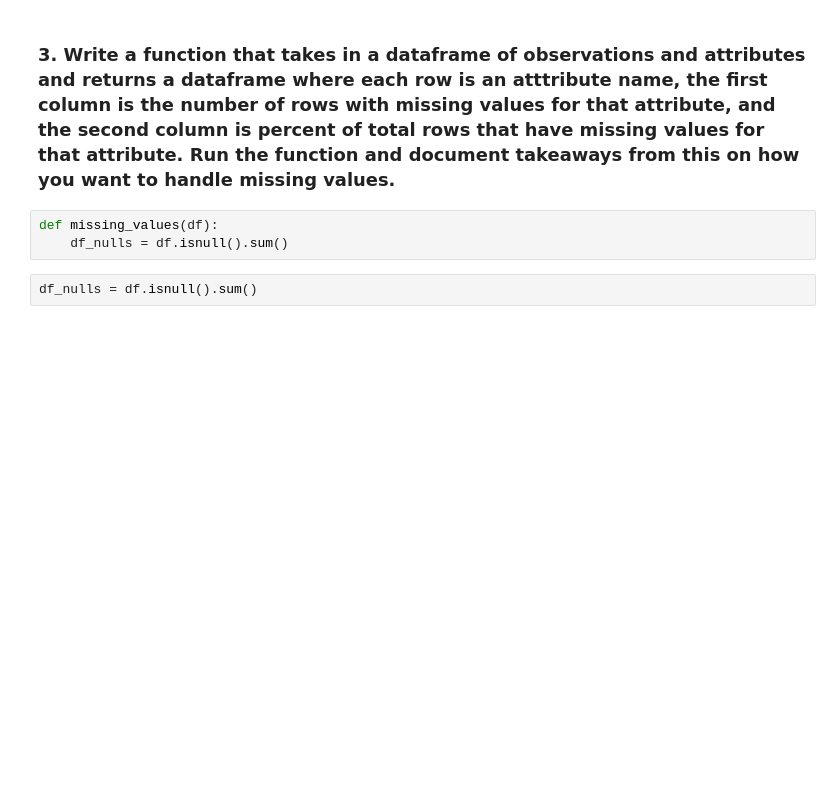
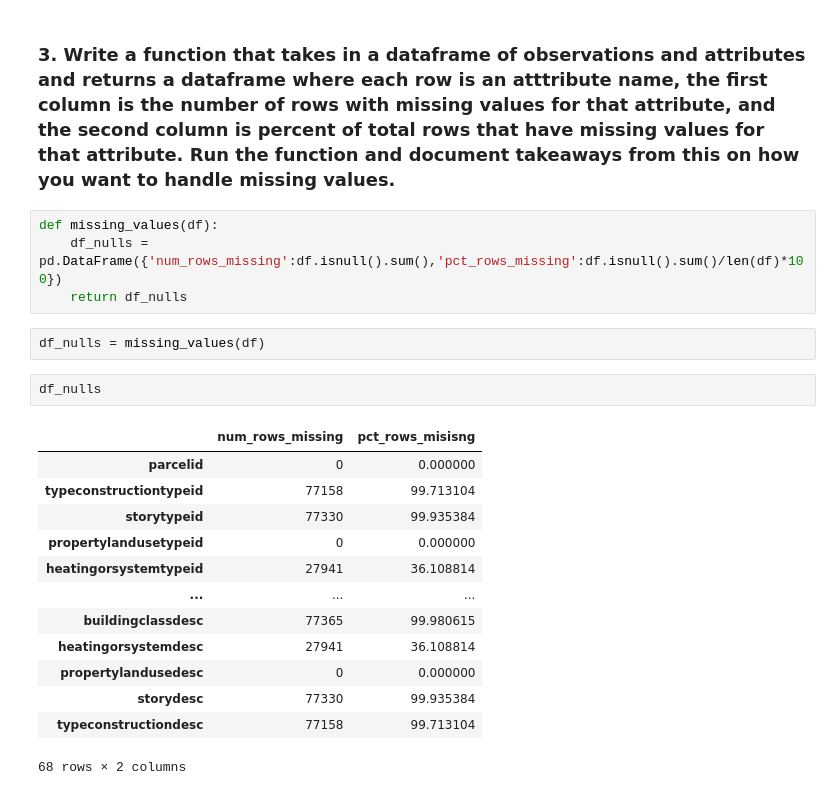
Before and after one commit to wheelerjoshua/clustering-exercises, a Jupyter notebook: zillow.ipynb, the cells around one changed output. Cells and saved outputs as stored; diff of their text form; blank space fills up the shorter version.

```diff
--- a/zillow.ipynb
+++ b/zillow.ipynb
@@ -145,6 +145,23 @@ df.describe()
 ### 3. Write a function that takes in a dataframe of observations and attributes and returns a dataframe where each row is an atttribute name, the first column is the number of rows with missing values for that attribute, and the second column is percent of total rows that have missing values for that attribute. Run the function and document takeaways from this on how you want to handle missing values.
 # %%
 def missing_values(df):
-    df_nulls = df.isnull().sum()
+    df_nulls = pd.DataFrame({'num_rows_missing':df.isnull().sum(),'pct_rows_missing':df.isnull().sum()/len(df)*100})
+    return df_nulls
-# %%
-df_nulls = df.isnull().sum()
+# %%
+df_nulls = missing_values(df)
+# %%
+df_nulls
+# %% [output]
+|  | num_rows_missing | pct_rows_misisng |
+| parcelid | 0 | 0.000000 |
+| typeconstructiontypeid | 77158 | 99.713104 |
+| storytypeid | 77330 | 99.935384 |
+| propertylandusetypeid | 0 | 0.000000 |
+| heatingorsystemtypeid | 27941 | 36.108814 |
+| ... | ... | ... |
+| buildingclassdesc | 77365 | 99.980615 |
+| heatingorsystemdesc | 27941 | 36.108814 |
+| propertylandusedesc | 0 | 0.000000 |
+| storydesc | 77330 | 99.935384 |
+| typeconstructiondesc | 77158 | 99.713104 |
+68 rows × 2 columns
```
Also changed, not shown: parts of 5 cells of this notebook.
